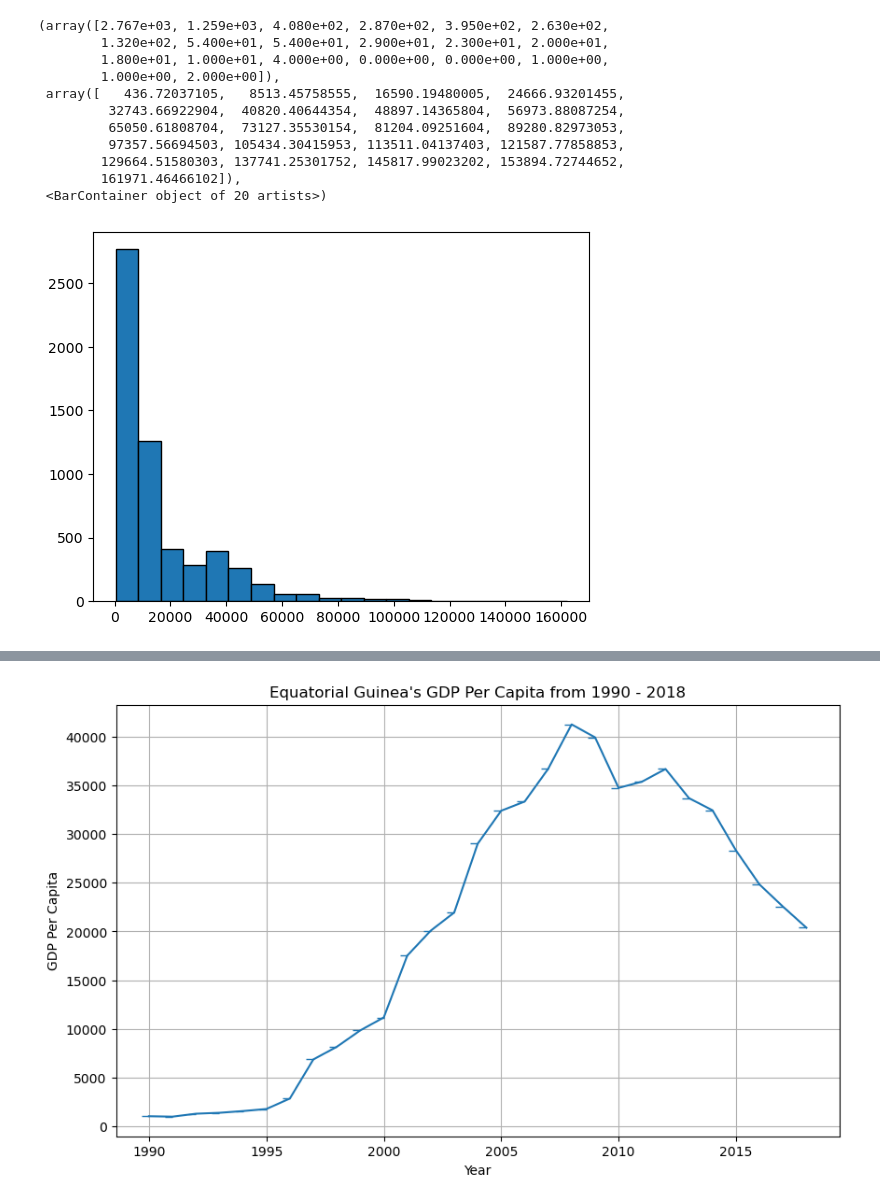
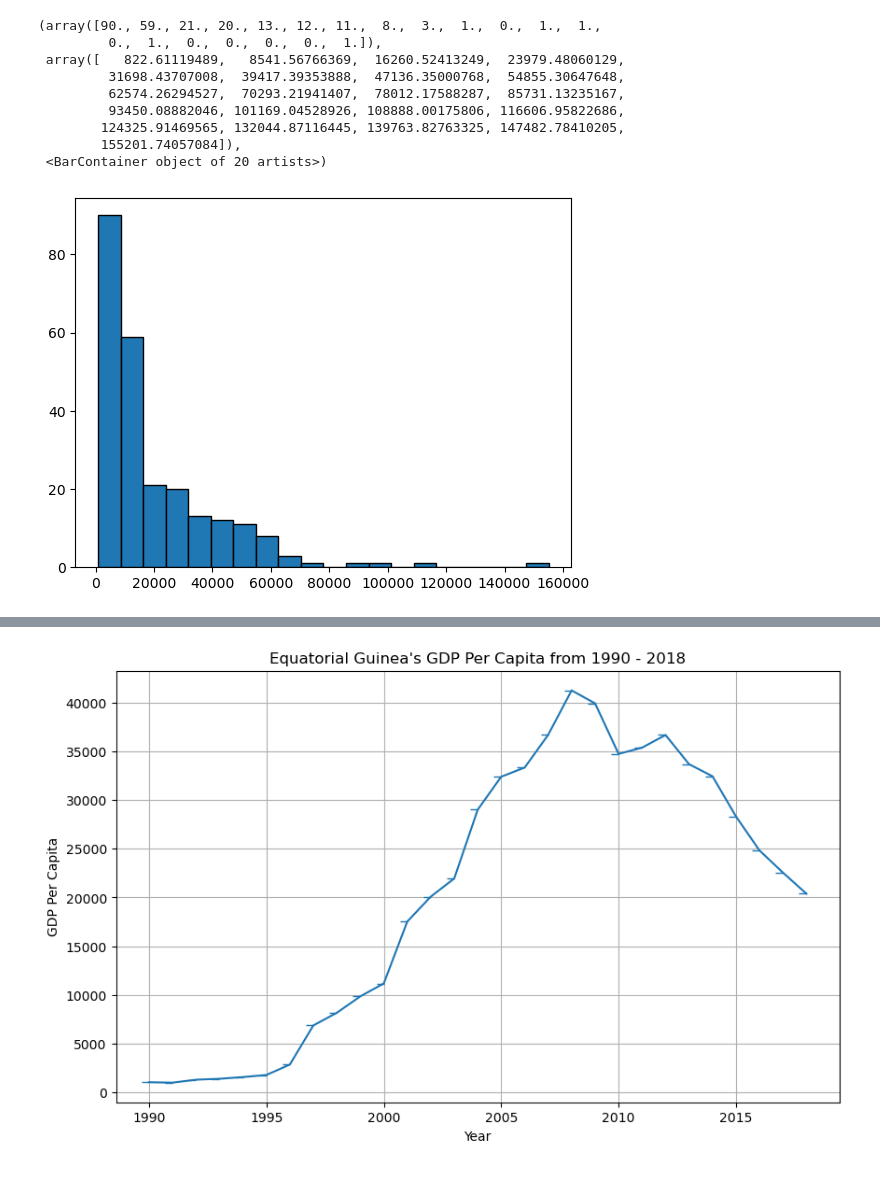
Before and after one commit to nss-data-science-cohort-7/un-exploration-shanks-t, a Jupyter notebook: notebooks/UN_Data_Exploration.ipynb, the cells around one changed output, grey strips where cells are left out. Cells and saved outputs as stored; diff of their text form; code cells hidden in the pictures.

```diff
--- a/notebooks/UN_Data_Exploration.ipynb
+++ b/notebooks/UN_Data_Exploration.ipynb
@@ -58,0 +9,16 @@ gdp_only_2014
+# %%
+gdp_df = pd.read_csv("../data/UNdata_Export_20230915_015125007.csv")
+
+
+cleaned_gdp_df = (
+    pd.read_csv("../data/UNdata_Export_20230915_015125007.csv")
+    .clean_names()
+    .remove_columns("value_footnotes")
+    .rename(columns={"country_or_area": "Country", "year": "Year", "value": "GDP_Per_Capita"})
+    # .remove_empty()
+)
+# %%
+gdp_df_2014 = (cleaned_gdp_df.filter_on('Year == 2014'))
+
+top_and_bottom_five = pd.concat([gdp_df_2014.nlargest(5, 'GDP_Per_Capita'), gdp_df_2014.nsmallest(5, 'GDP_Per_Capita')])
+top_and_bottom_five
@@ -59,16 +37,13 @@ gdp_only_2014
 # %%
-
-plt.hist(gdp_2014['GDP_Per_Capita'], bins=20, edgecolor='k')
+plt.hist(gdp_df_2014['GDP_Per_Capita'], bins=20, edgecolor='k')
 # %% [output]
-(array([2.767e+03, 1.259e+03, 4.080e+02, 2.870e+02, 3.950e+02, 2.630e+02,
-        1.320e+02, 5.400e+01, 5.400e+01, 2.900e+01, 2.300e+01, 2.000e+01,
-        1.800e+01, 1.000e+01, 4.000e+00, 0.000e+00, 0.000e+00, 1.000e+00,
-        1.000e+00, 2.000e+00]),
- array([   436.72037105,   8513.45758555,  16590.19480005,  24666.93201455,
-         32743.66922904,  40820.40644354,  48897.14365804,  56973.88087254,
-         65050.61808704,  73127.35530154,  81204.09251604,  89280.82973053,
-         97357.56694503, 105434.30415953, 113511.04137403, 121587.77858853,
-        129664.51580303, 137741.25301752, 145817.99023202, 153894.72744652,
-        161971.46466102]),
+(array([90., 59., 21., 20., 13., 12., 11.,  8.,  3.,  1.,  0.,  1.,  1.,
+         0.,  1.,  0.,  0.,  0.,  0.,  1.]),
+ array([   822.61119489,   8541.56766369,  16260.52413249,  23979.48060129,
+         31698.43707008,  39417.39353888,  47136.35000768,  54855.30647648,
+         62574.26294527,  70293.21941407,  78012.17588287,  85731.13235167,
+         93450.08882046, 101169.04528926, 108888.00175806, 116606.95822686,
+        124325.91469565, 132044.87116445, 139763.82763325, 147482.78410205,
+        155201.74057084]),
  <BarContainer object of 20 artists>)
-[figure, old version]
+[figure, new version]
```
Also changed, not shown: parts of 8 cells of this notebook.
